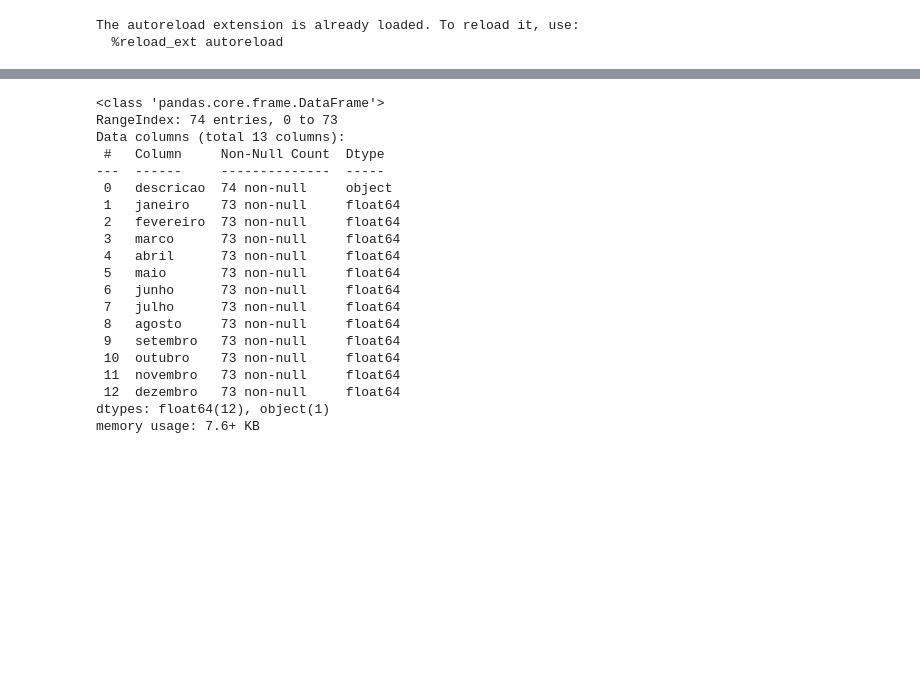
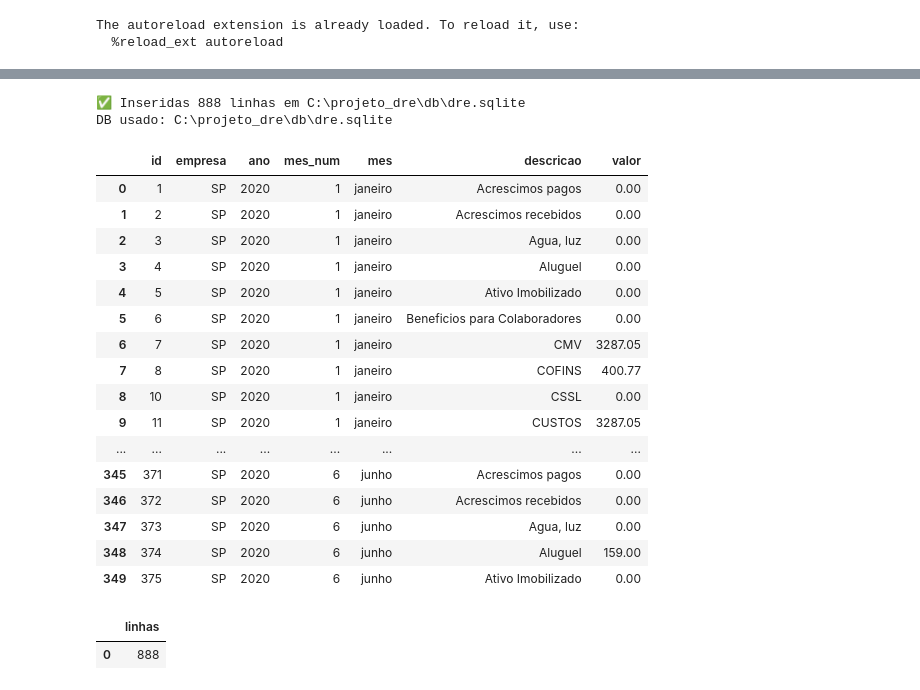
Before and after one commit to moraesvn/projeto_dre, a Jupyter notebook: etl/test_extract.ipynb, the cells around one changed output, grey strips where cells are left out. Saved outputs shown, nothing was run; the diff lists cells and outputs as text; code cells hidden in the pictures; blank space fills up the shorter version.

Commit message:
criado o DB e primeira carga dre 2020 gp sp

```diff
--- a/etl/test_extract.ipynb
+++ b/etl/test_extract.ipynb
@@ -38,25 +42,51 @@ display(df[:60])
 | 58 | Acrescimos recebidos | 0.00 | 0.00 | 0.00 | 0.00 | 0.00 | 0.00 | 0.00 | 0.00 | 0.63 | ... |
 | 59 | Descontos em recebimentos | 0.00 | 0.00 | 0.00 | 0.00 | 0.00 | 0.00 | 0.00 | 0.00 | 0.00 | ... |
 # %%
-df.info()
+from pipeline import pipeline_dre
+from load import validar_metadados, insert_dre_linhas, DB_PATH
+import sqlite3, pandas as pd
+
+# Metadados
+ano, empresa = validar_metadados(2020, "SP")
+
+# Pipeline
+df_long = pipeline_dre("dre_2020_gp_sp.xlsx", ano, empresa)
+
+# Carga
+insert_dre_linhas(df_long)
+
+print("DB usado:", DB_PATH)
+
+# Consulta usando o mesmo DB_PATH
+with sqlite3.connect(DB_PATH) as conn:
+    df_check = pd.read_sql("SELECT * FROM dre_linhas LIMIT 350;", conn)
+
+df_check
 # %% [output]
-<class 'pandas.core.frame.DataFrame'>
-RangeIndex: 74 entries, 0 to 73
-Data columns (total 13 columns):
- #   Column     Non-Null Count  Dtype
----  ------     --------------  -----
- 0   descricao  74 non-null     object
- 1   janeiro    73 non-null     float64
- 2   fevereiro  73 non-null     float64
- 3   marco      73 non-null     float64
- 4   abril      73 non-null     float64
- 5   maio       73 non-null     float64
- 6   junho      73 non-null     float64
- 7   julho      73 non-null     float64
- 8   agosto     73 non-null     float64
- 9   setembro   73 non-null     float64
- 10  outubro    73 non-null     float64
- 11  novembro   73 non-null     float64
- 12  dezembro   73 non-null     float64
-dtypes: float64(12), object(1)
-memory usage: 7.6+ KB
+✅ Inseridas 888 linhas em C:\projeto_dre\db\dre.sqlite
+DB usado: C:\projeto_dre\db\dre.sqlite
+|  | id | empresa | ano | mes_num | mes | descricao | valor |
+| 0 | 1 | SP | 2020 | 1 | janeiro | Acrescimos pagos | 0.00 |
+| 1 | 2 | SP | 2020 | 1 | janeiro | Acrescimos recebidos | 0.00 |
+| 2 | 3 | SP | 2020 | 1 | janeiro | Agua, luz | 0.00 |
+| 3 | 4 | SP | 2020 | 1 | janeiro | Aluguel | 0.00 |
+| 4 | 5 | SP | 2020 | 1 | janeiro | Ativo Imobilizado | 0.00 |
+| 5 | 6 | SP | 2020 | 1 | janeiro | Beneficios para Colaboradores | 0.00 |
+| 6 | 7 | SP | 2020 | 1 | janeiro | CMV | 3287.05 |
+| 7 | 8 | SP | 2020 | 1 | janeiro | COFINS | 400.77 |
+| 8 | 10 | SP | 2020 | 1 | janeiro | CSSL | 0.00 |
+| 9 | 11 | SP | 2020 | 1 | janeiro | CUSTOS | 3287.05 |
+| ... | ... | ... | ... | ... | ... | ... | ... |
+| 345 | 371 | SP | 2020 | 6 | junho | Acrescimos pagos | 0.00 |
+| 346 | 372 | SP | 2020 | 6 | junho | Acrescimos recebidos | 0.00 |
+| 347 | 373 | SP | 2020 | 6 | junho | Agua, luz | 0.00 |
+| 348 | 374 | SP | 2020 | 6 | junho | Aluguel | 159.00 |
+| 349 | 375 | SP | 2020 | 6 | junho | Ativo Imobilizado | 0.00 |
+# %%
+with sqlite3.connect(DB_PATH) as conn:
+    total = pd.read_sql("SELECT COUNT(*) AS linhas FROM dre_linhas;", conn)
+
+total
+# %% [output]
+|  | linhas |
+| 0 | 888 |
```
Also changed, not shown: parts of 4 cells of this notebook, 5 other files.
